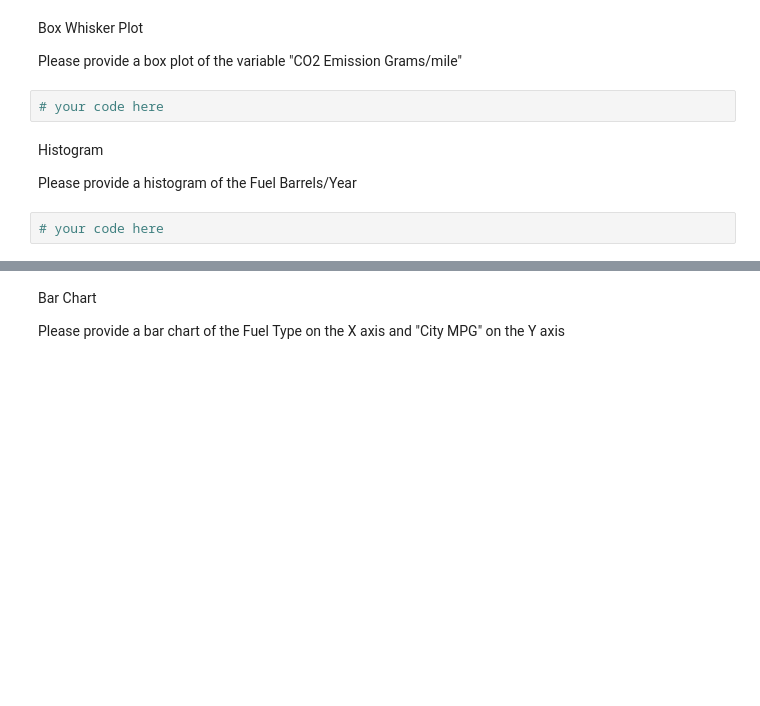
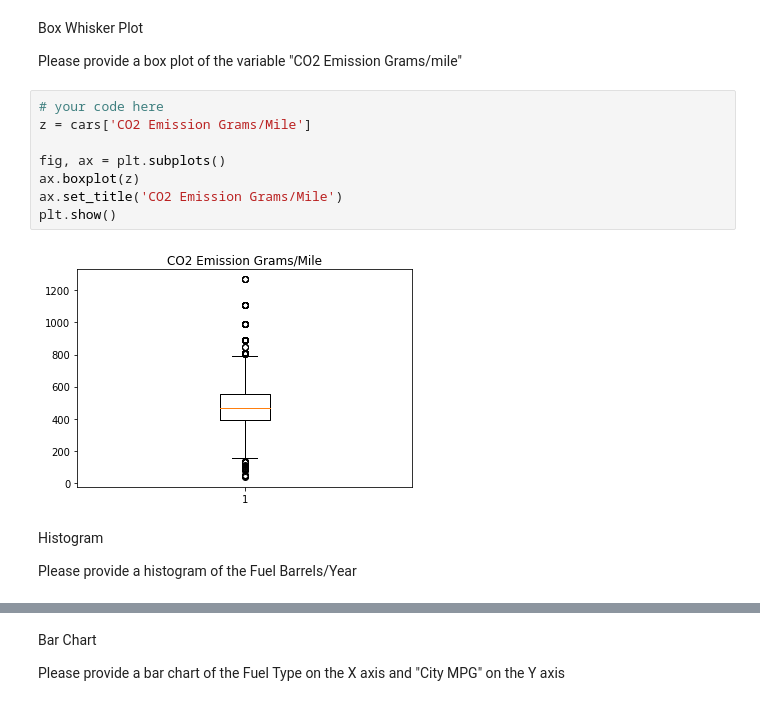
Before and after one commit to Albrodmar/dataptmad1019, a Jupyter notebook: module-2/lab-matplotlib-seaborn/your-code/challenge-1.ipynb, the cells around one changed output, grey strips where cells are left out. Cells and saved outputs as stored; diff of their text form; blank space fills up the shorter version.

```diff
--- a/module-2/lab-matplotlib-seaborn/your-code/challenge-1.ipynb
+++ b/module-2/lab-matplotlib-seaborn/your-code/challenge-1.ipynb
@@ -107,11 +120,17 @@ cars = pd.read_csv('vehicles.csv')
 Box Whisker Plot
 
 Please provide a box plot of the variable "CO2 Emission Grams/mile"
-# %%
-# your code here
+# %%
+# your code here
+z = cars['CO2 Emission Grams/Mile']
+
+fig, ax = plt.subplots()
+ax.boxplot(z)
+ax.set_title('CO2 Emission Grams/Mile')
+plt.show()
+# %% [output]
+[figure, added]
 # %% [markdown]
 Histogram
 
 Please provide a histogram of the Fuel Barrels/Year
-# %%
-# your code here
```
Also changed, not shown: parts of 7 cells of this notebook.
